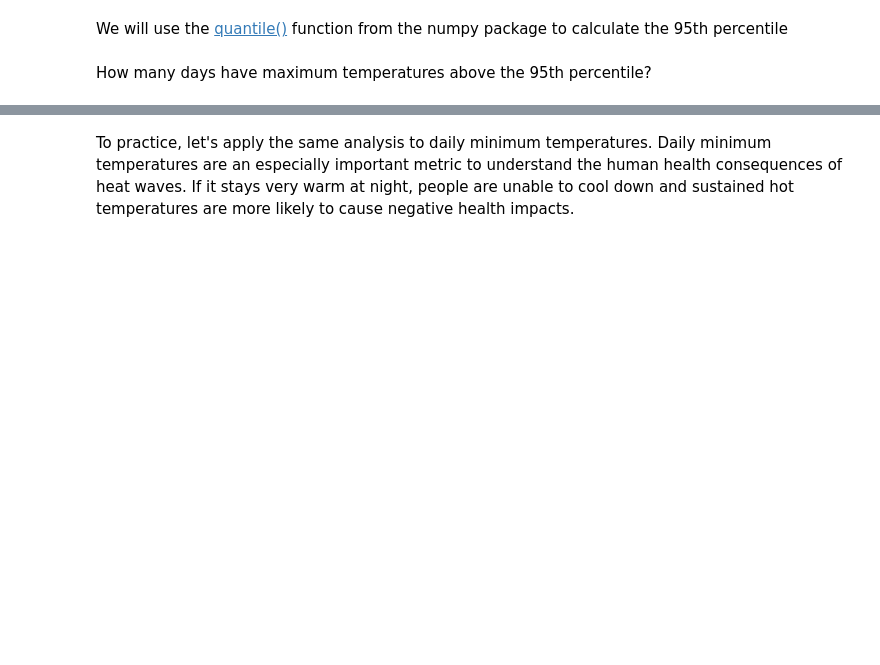
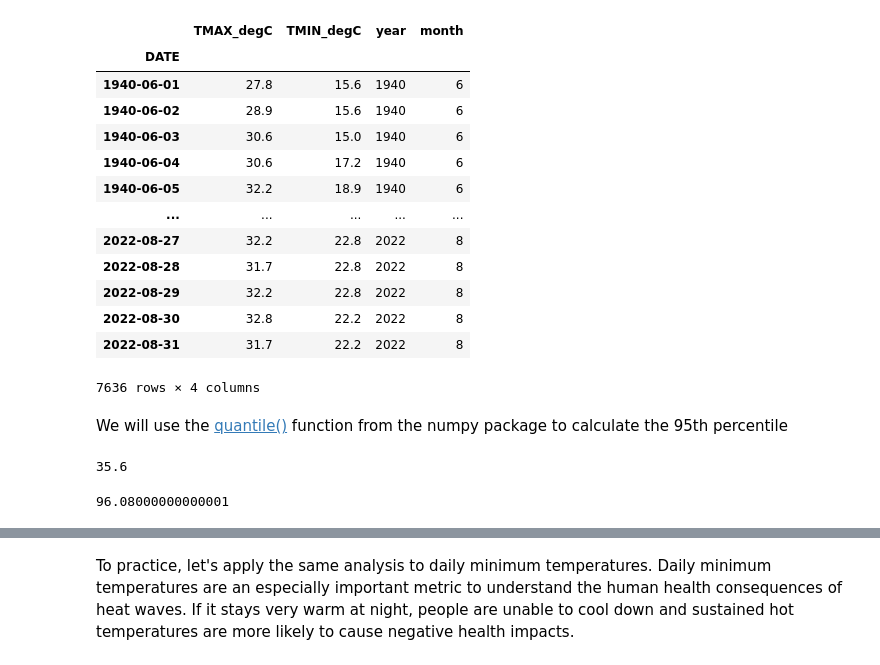
Before and after one commit to fdavenport/course-climate-change-impacts, a Jupyter notebook: lectures/06_Analyzing_Extreme_Events.ipynb, the cells around one changed output, grey strips where cells are left out. Drawn from its saved outputs; the diff is of its cells as text; code cells hidden in the pictures; blank space fills up the shorter version.

```diff
--- a/lectures/06_Analyzing_Extreme_Events.ipynb
+++ b/lectures/06_Analyzing_Extreme_Events.ipynb
@@ -48,6 +139,25 @@ Oftentimes, we use percentiles to define extremes, because what is extreme in on
 First let's look at daily maximum summer temperatures in Atlanta:
 # %%
 ## subset the data for summer months
+
+summer_data = atl_data.loc[atl_data["month"].isin([6, 7, 8])]
+
+summer_data
+# %% [output]
+|  | TMAX_degC | TMIN_degC | year | month |
+| DATE |  |  |  |  |
+| 1940-06-01 | 27.8 | 15.6 | 1940 | 6 |
+| 1940-06-02 | 28.9 | 15.6 | 1940 | 6 |
+| 1940-06-03 | 30.6 | 15.0 | 1940 | 6 |
+| 1940-06-04 | 30.6 | 17.2 | 1940 | 6 |
+| 1940-06-05 | 32.2 | 18.9 | 1940 | 6 |
+| ... | ... | ... | ... | ... |
+| 2022-08-27 | 32.2 | 22.8 | 2022 | 8 |
+| 2022-08-28 | 31.7 | 22.8 | 2022 | 8 |
+| 2022-08-29 | 32.2 | 22.8 | 2022 | 8 |
+| 2022-08-30 | 32.8 | 22.2 | 2022 | 8 |
+| 2022-08-31 | 31.7 | 22.2 | 2022 | 8 |
+7636 rows × 4 columns
 # %% [markdown]
 We will use the [quantile()](https://numpy.org/doc/2.0/reference/generated/numpy.quantile.html) function from the numpy package to calculate the 95th percentile
 # %%
@@ -55,2 +167,17 @@ We will use the [quantile()](https://numpy.org/doc/2.0/reference/generated/numpy
-# %% [markdown]
-How many days have maximum temperatures above the 95th percentile?
+# %%
+# for the np.quantile function,
+# the first argument is our data, the second argument is the quantile (aka percentile) that we want to calculate
+
+# calculate the 95th percentile of TMAX for all summer days:
+
+TMAX_p95 = np.quantile(summer_data["TMAX_degC"], q = 0.95)
+
+TMAX_p95
+# %% [output]
+35.6
+# %%
+## conver to Fahrenheit
+
+TMAX_p95*9/5+32
+# %% [output]
+96.08000000000001
```
Also changed, not shown: parts of 36 cells of this notebook.
